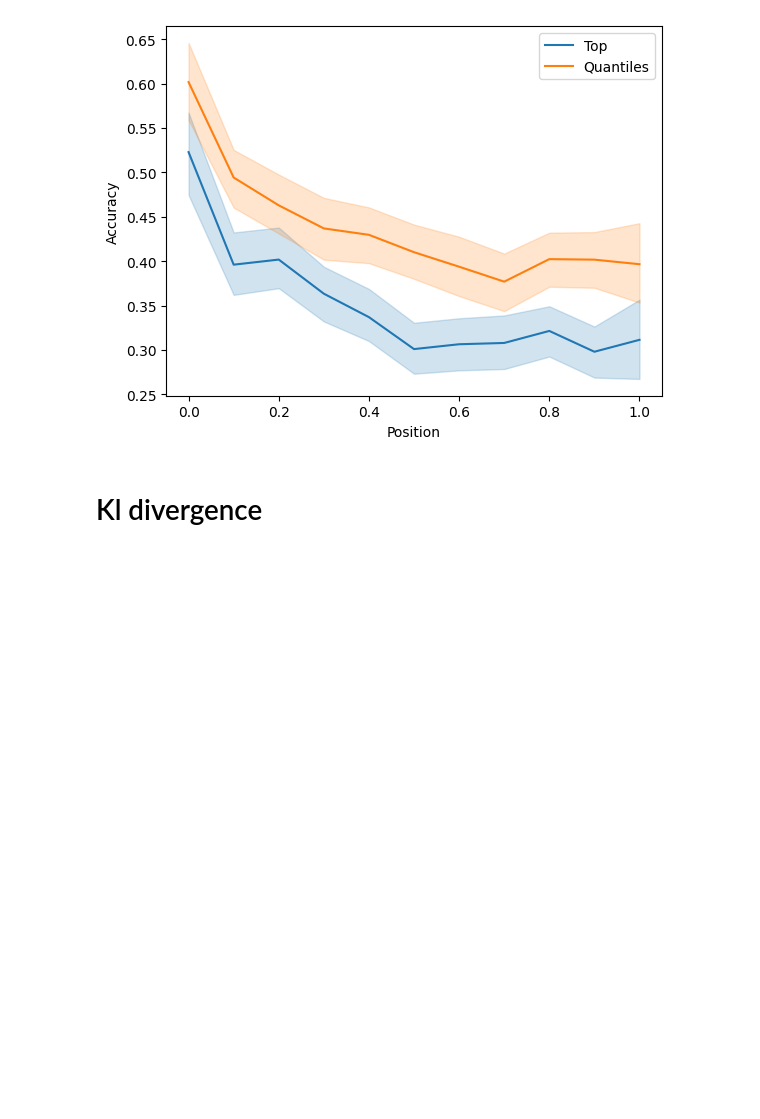
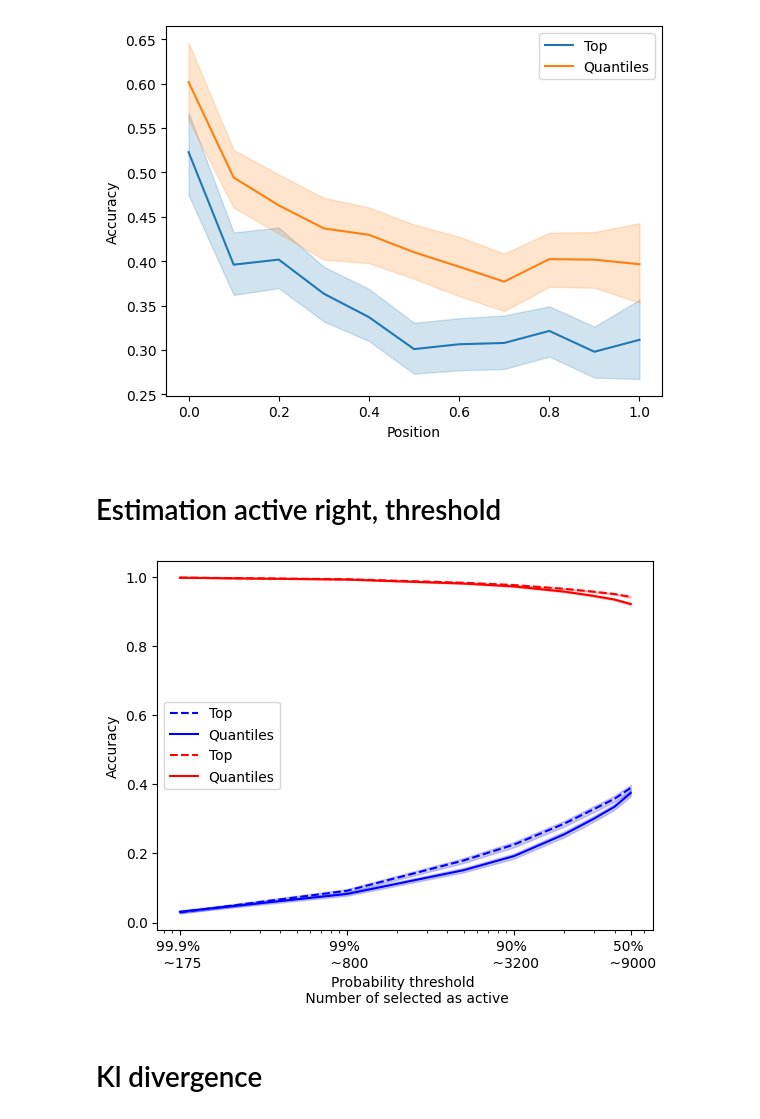
Before and after one commit to taha-yassine/sae-auto-interp, a Jupyter notebook: nl_simulation/scores.ipynb, the cells around one changed output. Cells and saved outputs as stored; diff of their text form; code cells hidden in the pictures; blank space fills up the shorter version.

Commit message:
Threshold accuracy

```diff
--- a/nl_simulation/scores.ipynb
+++ b/nl_simulation/scores.ipynb
@@ -434,3 +434,5 @@ plt.ylabel("Accuracy")
 plt.savefig("blog_figures/position_accuracy.svg")
 # %% [output]
 [figure]
+# %% [markdown]
+# Estimation active right, threshold
@@ -436,0 +478,4 @@ plt.savefig("blog_figures/position_accuracy.svg")
+# %%
+# for each sentence we are only accounting for 1000 non active features and 50 active features. There are actually 131000 non active features. Here we sample the missing ones to estimate correct accuracy over the distribution.
+all_results_top = accuracy_threshold(scores_folder="/mnt/ssd-1/gpaulo/SAE-Zoology/extras/full_simulation/scores/131k/8b/32/top/",num_sentences=2000)
+all_results_quantiles = accuracy_threshold(scores_folder="/mnt/ssd-1/gpaulo/SAE-Zoology/extras/full_simulation/scores/131k/8b/32/quantiles/",num_sentences=2000)
@@ -437,3 +484,21 @@ plt.savefig("blog_figures/position_accuracy.svg")
+# %%
+data_top = pd.DataFrame(all_results_top)
+data_quantiles = pd.DataFrame(all_results_quantiles)
+num_predictions_top=data_top.groupby("threshold").mean()["num_predictions"]
+num_predictions_quantiles=data_quantiles.groupby("threshold").mean()["num_predictions"]
+sns.lineplot(data=data_top,x="threshold",y="active_accuracy",label="Top",color="blue",linestyle="--")
+sns.lineplot(data=data_quantiles,x="threshold",y="active_accuracy",label="Quantiles",color="blue")
+sns.lineplot(data=data_top,x="threshold",y="inactive_accuracy",label="Top",linestyle="--",color="red")
+sns.lineplot(data=data_quantiles,x="threshold",y="inactive_accuracy",label="Quantiles",color="red")
+plt.ylabel("Accuracy")
+plt.xlabel("Probability threshold \n Number of selected as active")
+plt.xscale("log")
+#plt.yscale("log")
+plt.xticks([0.001,0.01,0.1,0.5],["99.9% \n ~175","99% \n ~800","90% \n ~3200","50% \n ~9000"])
+plt.legend()
+plt.savefig("blog_figures/threshold_accuracy.svg")
+# %% [output]
+[figure, added]
 # %% [markdown]
 # Kl divergence
 # %%
```
Also changed, not shown: parts of 2 cells of this notebook, 1 other file.
